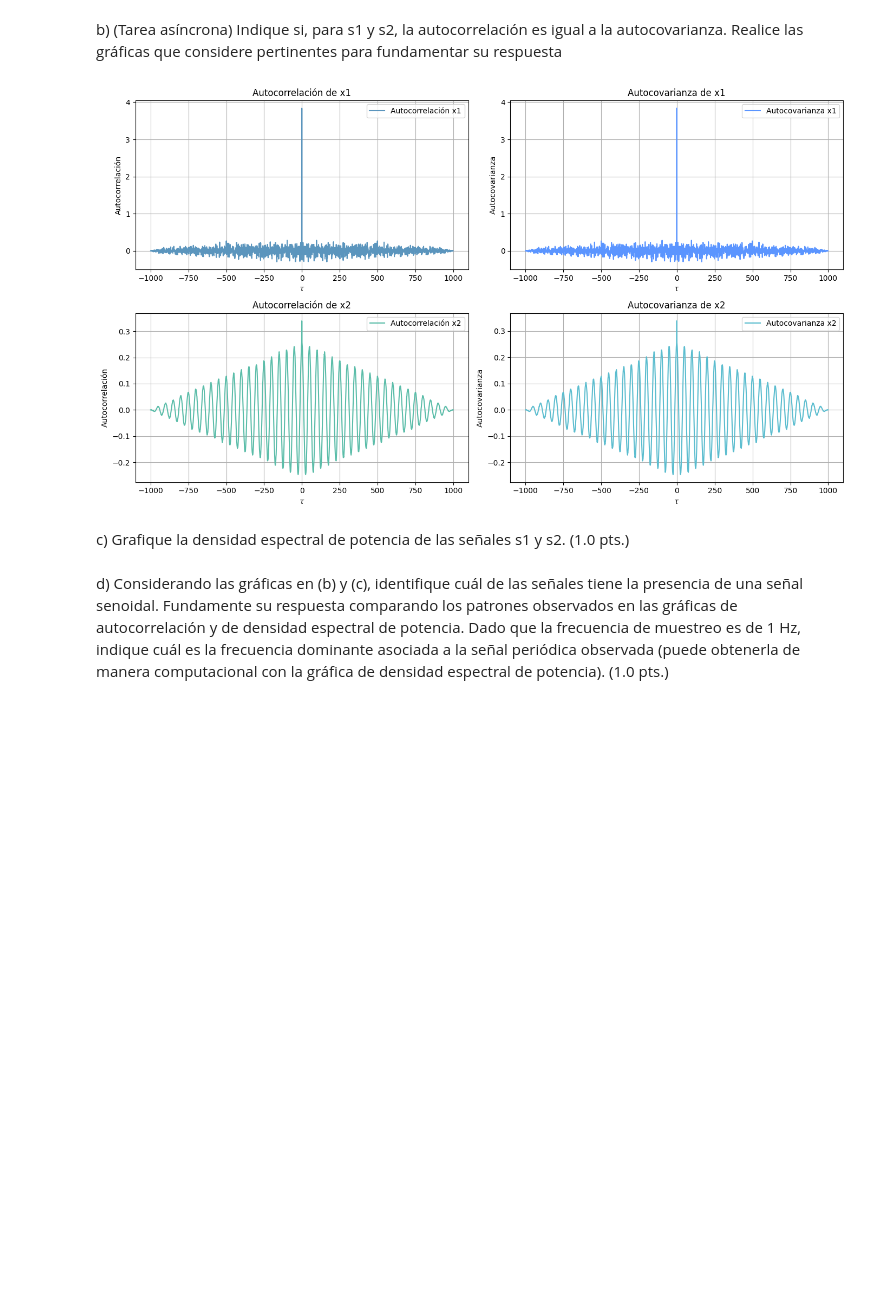
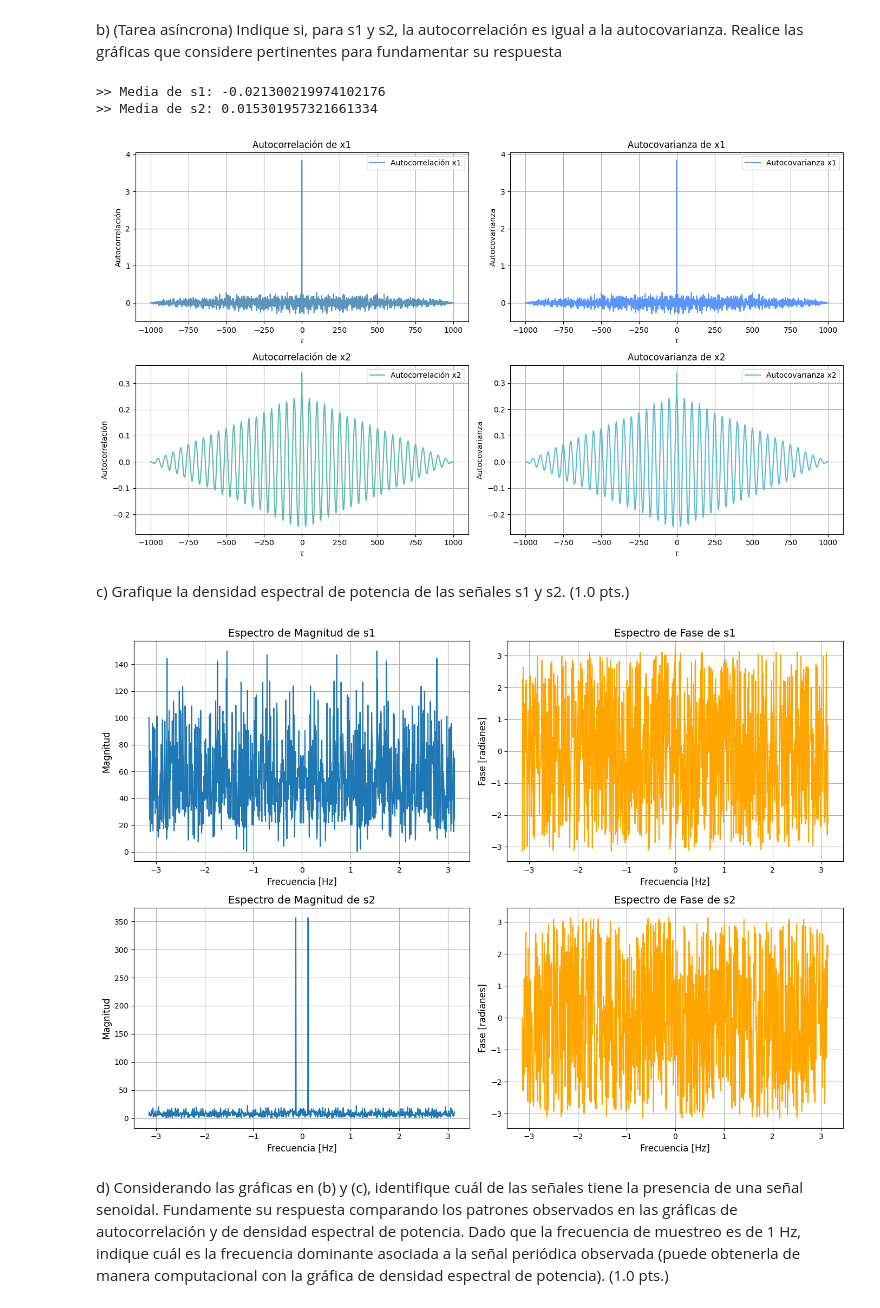
Before and after one commit to ExampleToFollow/PracticasPDS, a Jupyter notebook: Lab5/Lab5_IF_20213704.ipynb, the cells around one changed output. Cells and saved outputs as stored; diff of their text form; code cells hidden in the pictures; blank space fills up the shorter version.

```diff
--- a/Lab5/Lab5_IF_20213704.ipynb
+++ b/Lab5/Lab5_IF_20213704.ipynb
@@ -179,52 +166,105 @@ autocovarianza. Realice las gráficas que considere pertinentes para fundamentar
 respuesta
 # %%
 # Función a utilizar:
-def CalcularAutocovarianza(Arreglo):
-    N = len(Arreglo)
-    media = np.mean(Arreglo)
-    autocovar = np.correlate(Arreglo - media, Arreglo - media, mode='full') / N
-    return autocovar
+def CalcularAutocovarianza(signal):
+    return np.correlate(signal - np.mean(signal), signal - np.mean(signal), mode='full') / len(signal)
 # Cálculos
 autocovarx1 = CalcularAutocovarianza(s1)
 autocorrx1 = (np.correlate(s1,s1,mode='full'))/(len(s1))
 autocovarx2 = CalcularAutocovarianza(s2)
 autocorrx2 = (np.correlate(s2,s2,mode='full'))/(len(s2))
 # Gráficas
-tau = np.arange(len(autocorrx1))-len(autocorrx1)/2
+rango = np.arange(len(autocorrx1))-len(autocorrx1)/2
 plt.figure(figsize=(14, 8))
 plt.subplot(2, 2, 1)
-plt.plot(tau, autocorrx1, label='Autocorrelación x1', color='#5b95bd')
+plt.plot(rango, autocorrx1, label='Autocorrelación x1', color='#5b95bd')
 plt.title('Autocorrelación de x1')
 plt.xlabel(r'$\tau$')
 plt.ylabel('Autocorrelación')
 plt.legend()
 plt.grid()
 plt.subplot(2, 2, 2)
-plt.plot(tau, autocovarx1, label='Autocovarianza x1', color='#5b95ff')
+plt.plot(rango, autocovarx1, label='Autocovarianza x1', color='#5b95ff')
 plt.title('Autocovarianza de x1')
 plt.xlabel(r'$\tau$')
 plt.ylabel('Autocovarianza')
 plt.grid()
 plt.legend()
 plt.subplot(2, 2, 3)
-plt.plot(tau, autocorrx2, label='Autocorrelación x2', color='#5bbda9')
+plt.plot(rango, autocorrx2, label='Autocorrelación x2', color='#5bbda9')
 plt.title('Autocorrelación de x2')
 plt.xlabel(r'$\tau$')
 plt.ylabel('Autocorrelación')
 plt.grid()
 plt.legend()
 plt.subplot(2, 2, 4)
-plt.plot(tau, autocovarx2, label='Autocovarianza x2',color='#5bbdcf')
+plt.plot(rango, autocovarx2, label='Autocovarianza x2',color='#5bbdcf')
 plt.title('Autocovarianza de x2')
 plt.xlabel(r'$\tau$')
 plt.ylabel('Autocovarianza')
 plt.grid()
 plt.legend()
 plt.tight_layout()
+
+print(f'>> Media de s1: {np.mean(s1)}')
+print(f'>> Media de s2: {np.mean(s2)}')
 # %% [output]
+>> Media de s1: -0.021300219974102176
+>> Media de s2: 0.015301957321661334
 [figure]
 # %% [markdown]
 c) Grafique la densidad espectral de potencia de las señales s1 y s2. (1.0 pts.)
+# %%
+def fourier(signal):
+    espectro = np.fft.fftshift(np.fft.fft(signal))
+    freq = 2*np.pi*(np.arange(len(signal))-len(signal)/2)/len(signal)
+    return freq , np.abs(espectro) , np.angle(espectro)
+
+
+# Calcular los espectros
+freq1, magnitud1, fase1 = fourier(s1)
+freq2, magnitud2, fase2 = fourier(s2)
+
+# Crear las gráficas
+plt.figure(figsize=(14, 10))
+
+# Espectro de Magnitud para s1
+plt.subplot(2, 2, 1)
+plt.plot(freq1, magnitud1, linewidth=1.5)
+plt.title("Espectro de Magnitud de s1", fontsize=14)
+plt.xlabel("Frecuencia [Hz]", fontsize=12)
+plt.ylabel("Magnitud", fontsize=12)
+plt.grid(True)
+
+# Espectro de Fase para s1
+plt.subplot(2, 2, 2)
+plt.plot(freq1, fase1, linewidth=1.5, color='orange')
+plt.title("Espectro de Fase de s1", fontsize=14)
+plt.xlabel("Frecuencia [Hz]", fontsize=12)
+plt.ylabel("Fase [radianes]", fontsize=12)
+plt.grid(True)
+
+# Espectro de Magnitud para s2
+plt.subplot(2, 2, 3)
+plt.plot(freq2, magnitud2, linewidth=1.5)
+plt.title("Espectro de Magnitud de s2", fontsize=14)
+plt.xlabel("Frecuencia [Hz]", fontsize=12)
+plt.ylabel("Magnitud", fontsize=12)
+plt.grid(True)
+
+# Espectro de Fase para s2
+plt.subplot(2, 2, 4)
+plt.plot(freq2, fase2, linewidth=1.5, color='orange')
+plt.title("Espectro de Fase de s2", fontsize=14)
+plt.xlabel("Frecuencia [Hz]", fontsize=12)
+plt.ylabel("Fase [radianes]", fontsize=12)
+plt.grid(True)
+
+# Ajustar el diseño
+plt.tight_layout()
+plt.show()
+# %% [output]
+[figure, added]
 # %% [markdown]
 d) Considerando las gráficas en (b) y (c), identifique cuál de las señales tiene la presencia
 de una señal senoidal. Fundamente su respuesta comparando los patrones observados en
```
Also changed, not shown: parts of 8 cells of this notebook, 5 other files.
